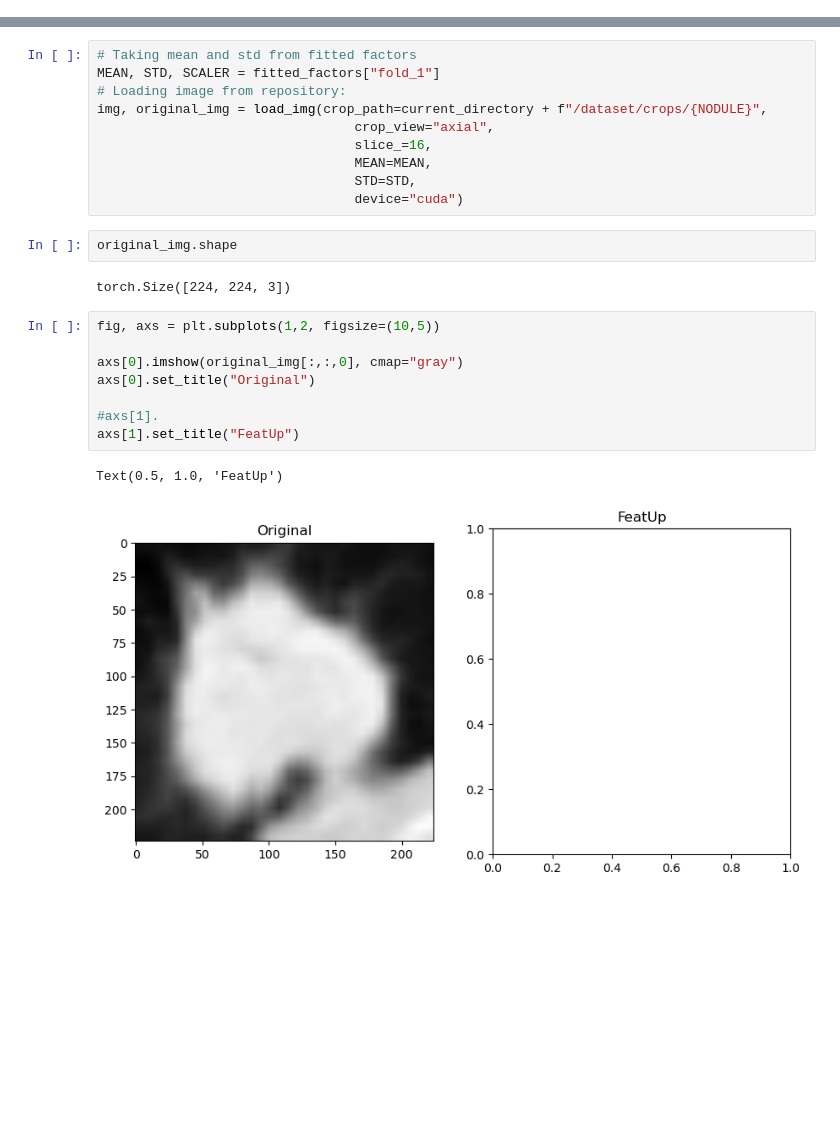
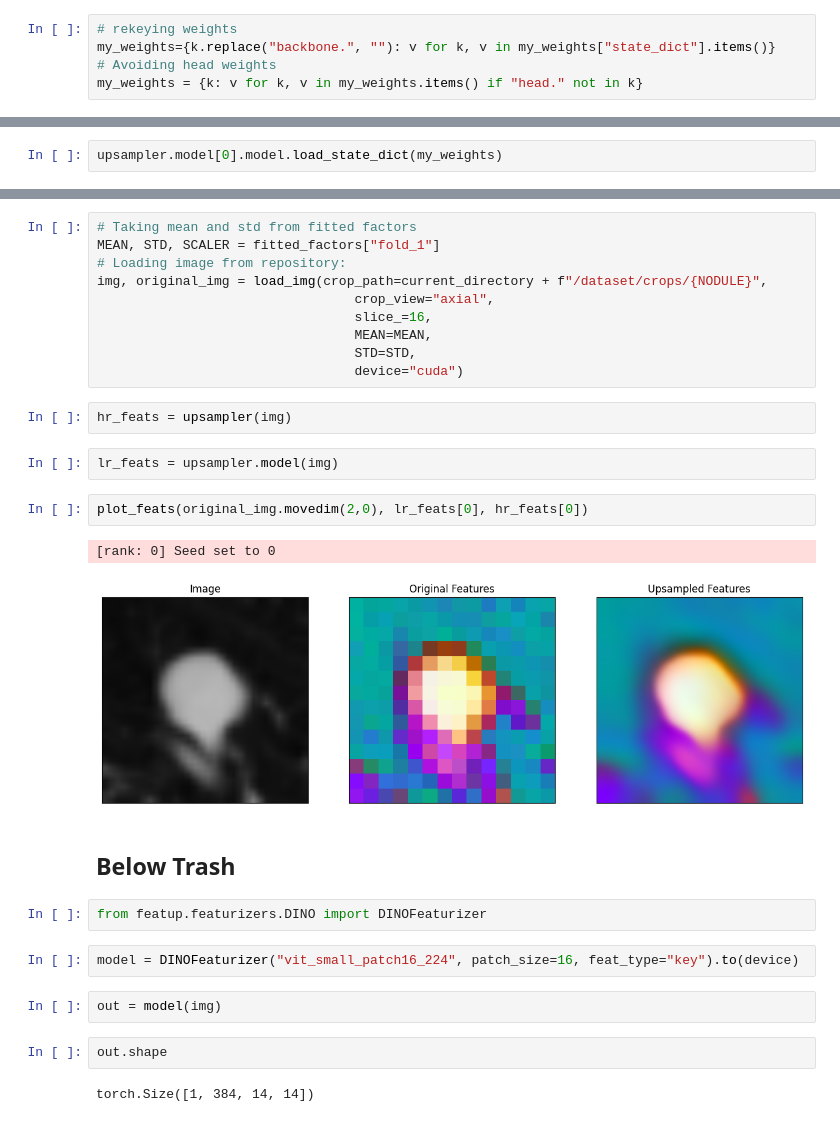
Before and after one commit to jbindaAI/LIDC_ViTs, a Jupyter notebook: FeatUp.ipynb, the cells around one changed output, grey strips where cells are left out. Cells and saved outputs as stored; diff of their text form; blank space fills up the shorter version.

```diff
--- a/FeatUp.ipynb
+++ b/FeatUp.ipynb
@@ -59 +63,6 @@ for key in my_weights["state_dict"].keys():
+# %%
+# rekeying weights
+my_weights={k.replace("backbone.", ""): v for k, v in my_weights["state_dict"].items()}
+# Avoiding head weights
+my_weights = {k: v for k, v in my_weights.items() if "head." not in k}
 # %%
@@ -72,0 +78,2 @@ model.load_state_dict(rekeyed_weights)
+# %%
+upsampler.model[0].model.load_state_dict(my_weights)
@@ -93,18 +102,24 @@ img, original_img = load_img(crop_path=current_directory + f"/dataset/crops/{NOD
                                  MEAN=MEAN,
                                  STD=STD,
                                  device="cuda")
-# %%
-original_img.shape
-# %% [output]
-torch.Size([224, 224, 3])
-# %%
-fig, axs = plt.subplots(1,2, figsize=(10,5))
-
-axs[0].imshow(original_img[:,:,0], cmap="gray")
-axs[0].set_title("Original")
-
-#axs[1].
-axs[1].set_title("FeatUp")
-# %% [output]
-Text(0.5, 1.0, 'FeatUp')
-[figure, removed]
+# %%
+hr_feats = upsampler(img)
+# %%
+lr_feats = upsampler.model(img)
+# %%
+plot_feats(original_img.movedim(2,0), lr_feats[0], hr_feats[0])
+# %% [output]
+[rank: 0] Seed set to 0
+[figure, added]
+# %% [markdown]
+## Below Trash
+# %%
+from featup.featurizers.DINO import DINOFeaturizer
+# %%
+model = DINOFeaturizer("vit_small_patch16_224", patch_size=16, feat_type="key").to(device)
+# %%
+out = model(img)
+# %%
+out.shape
+# %% [output]
+torch.Size([1, 384, 14, 14])
```
Also changed, not shown: parts of 26 cells of this notebook.
